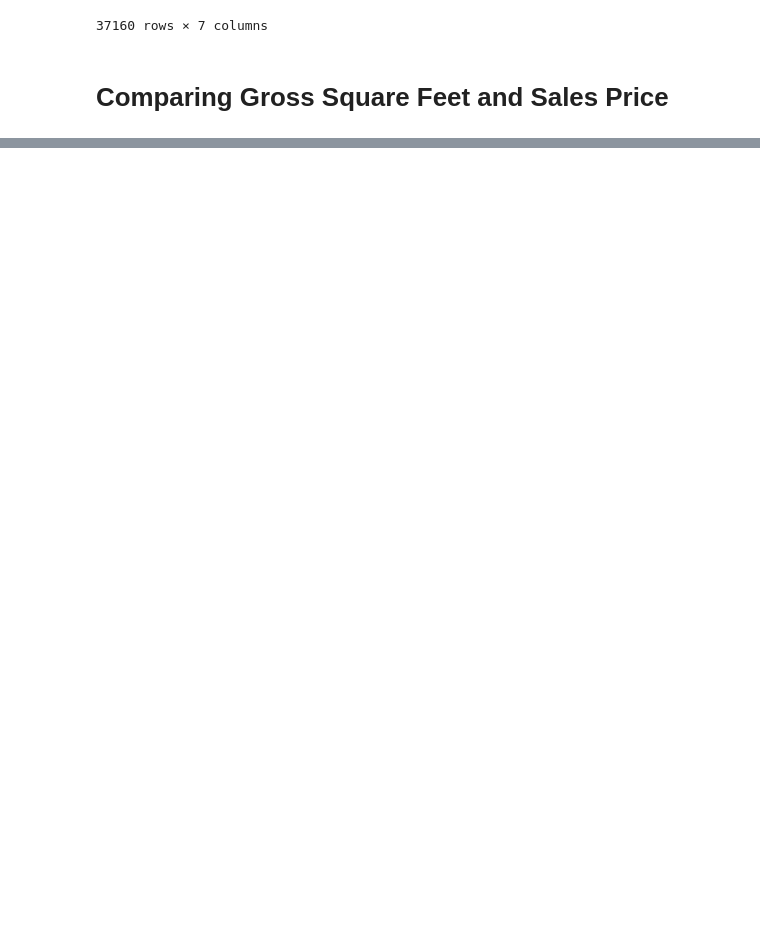
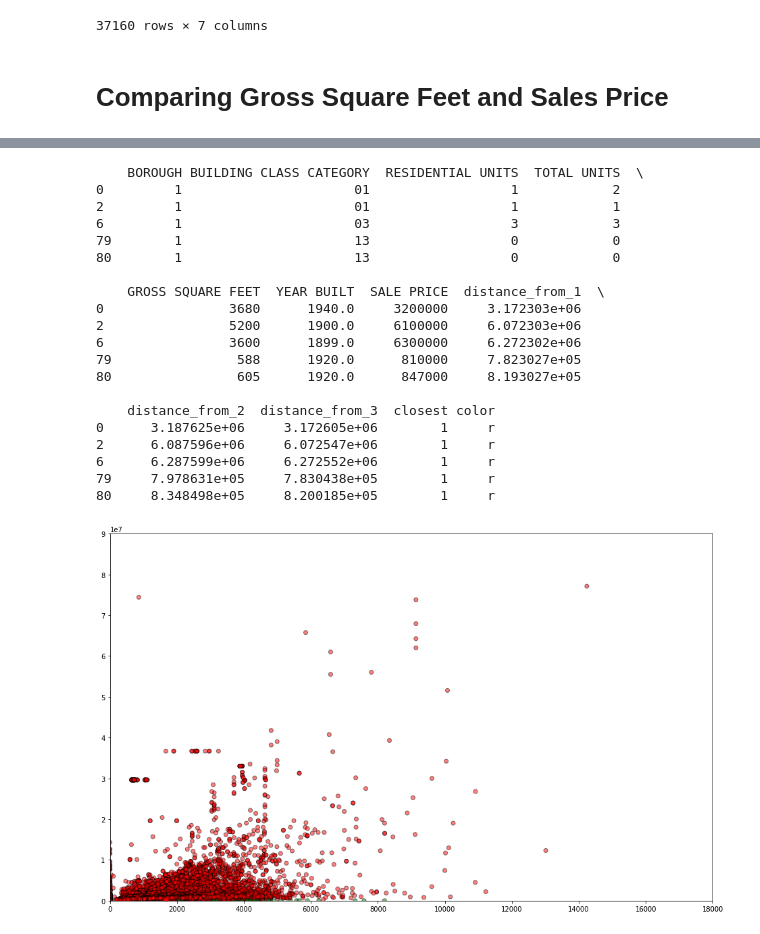
Before and after one commit to Reiamulette/MIS637-Final, a Jupyter notebook: Analysis.ipynb, the cells around one changed output, grey strips where cells are left out. Saved outputs shown, nothing was run; the diff lists cells and outputs as text; code cells hidden in the pictures; blank space fills up the shorter version.

```diff
--- a/Analysis.ipynb
+++ b/Analysis.ipynb
@@ -153,0 +163,48 @@ This data cannot be properly observed due to the various outliers.
+# %%
+def assignment(df, centroids):
+    for i in centroids.keys():
+        # sqrt((x1 - x2)^2 - (y1 - y2)^2)
+        df['distance_from_{}'.format(i)] = (
+            np.sqrt(
+                (df['GROSS SQUARE FEET'] - centroids[i][0]) ** 2
+                + (df['SALE PRICE'] - centroids[i][1]) ** 2
+            )
+        )
+    centroid_distance_cols = ['distance_from_{}'.format(i) for i in centroids.keys()]
+    df['closest'] = df.loc[:, centroid_distance_cols].idxmin(axis=1)
+    df['closest'] = df['closest'].map(lambda x: int(x.lstrip('distance_from_')))
+    df['color'] = df['closest'].map(lambda x: colmap[x])
+    return df
+
+df = assignment(df, centroids)
+print(df.head())
+
+fig = plt.figure(figsize=(16, 10))
+plt.scatter(df['GROSS SQUARE FEET'], df['SALE PRICE'], color=df['color'], alpha=0.5, edgecolor='k')
+for i in centroids.keys():
+    plt.scatter(*centroids[i], color=colmap[i])
+plt.xlim(0, 18000)
+plt.ylim(0, 90000000)
+plt.show()
+# %% [output]
+    BOROUGH BUILDING CLASS CATEGORY  RESIDENTIAL UNITS  TOTAL UNITS  \
+0         1                      01                  1            2
+2         1                      01                  1            1
+6         1                      03                  3            3
+79        1                      13                  0            0
+80        1                      13                  0            0
+
+    GROSS SQUARE FEET  YEAR BUILT  SALE PRICE  distance_from_1  \
+0                3680      1940.0     3200000     3.172303e+06
+2                5200      1900.0     6100000     6.072303e+06
+6                3600      1899.0     6300000     6.272302e+06
+79                588      1920.0      810000     7.823027e+05
+80                605      1920.0      847000     8.193027e+05
+
+    distance_from_2  distance_from_3  closest color
+0      3.187625e+06     3.172605e+06        1     r
+2      6.087596e+06     6.072547e+06        1     r
+6      6.287599e+06     6.272552e+06        1     r
+79     7.978631e+05     7.830438e+05        1     r
+80     8.348498e+05     8.200185e+05        1     r
+[figure, added]
```
Also changed, not shown: parts of 6 cells of this notebook.
